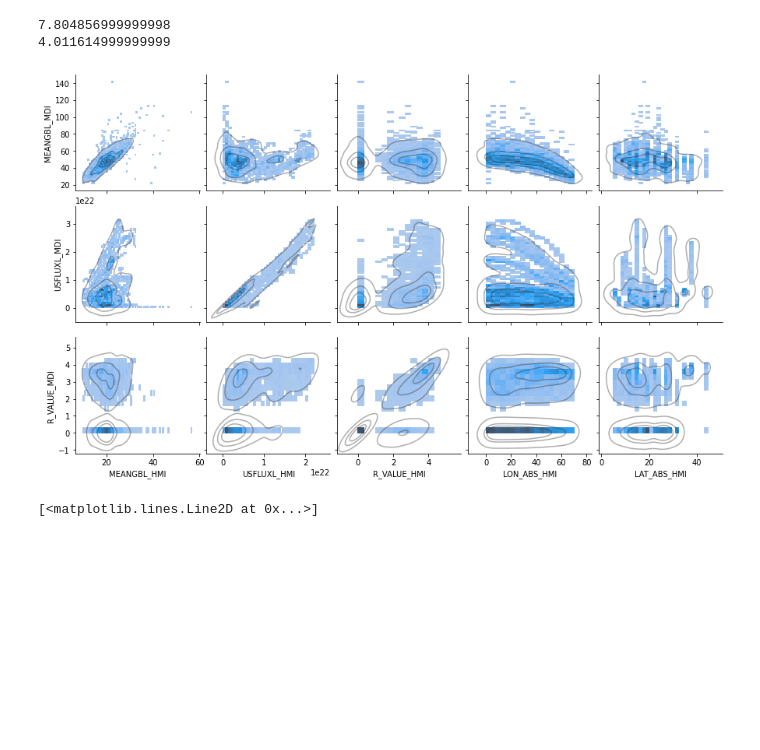
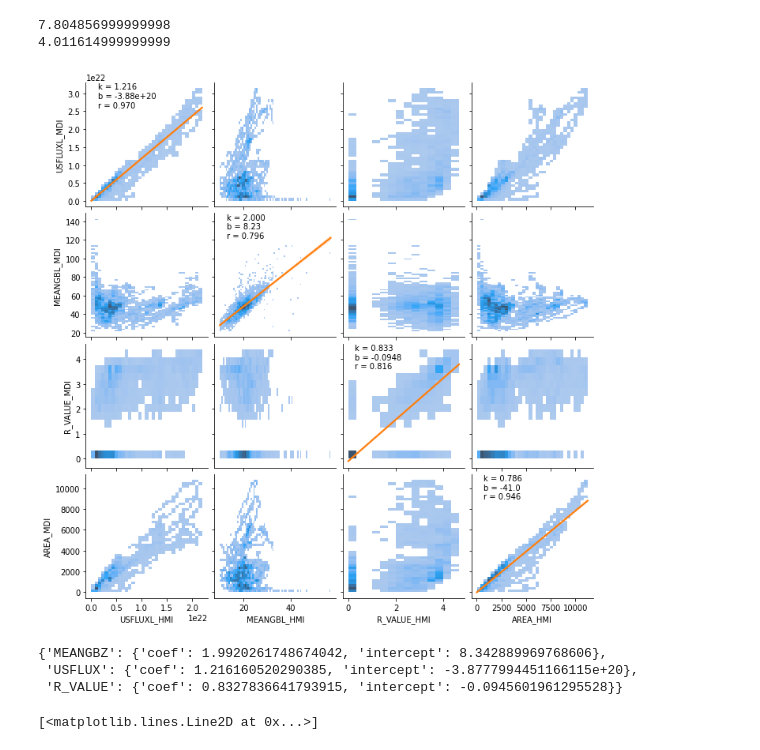
Before and after one commit to ZeyuSun/flare-prediction-smarp, a Jupyter notebook: notebooks/param_transforms.ipynb, the cells around one changed output. Saved outputs shown, nothing was run; the diff lists cells and outputs as text; code cells hidden in the pictures; blank space fills up the shorter version.

Commit message:
First draft: Plots Sec 4.2 and captum Sec 4.3

```diff
--- a/notebooks/param_transforms.ipynb
+++ b/notebooks/param_transforms.ipynb
@@ -29,7 +29,7 @@ The SHARP series have a few keywords that define the beginning and end of a HARP
 hmi_query_string = 'hmi.sharp_cea_720s[]['+t_start+'-'+t_end+'][? (T_FRST1=T_REC) AND (NOAA_ARS <> \'MISSING\') AND (N_PATCH1 > 10) ?]'
 khmi = c.query(hmi_query_string, key='NOAA_ARS,HARPNUM')
 
-mdi_query_string = 'su_mbobra.smarp_cea_96m[]['+t_start+'-'+t_end+'][? (T_MID1=T_REC) AND (NOAA_ARS <> \'MISSING\') AND (N_PATCH1 > 10) ?]'
+mdi_query_string = 'mdi.smarp_cea_96m[]['+t_start+'-'+t_end+'][? (T_MID1=T_REC) AND (NOAA_ARS <> \'MISSING\') AND (N_PATCH1 > 10) ?]'
 kmdi = c.query(mdi_query_string, key='NOAA_ARS,TARPNUM')
 
 # Drop all rows that have a missing NOAA active region number
@@ -218,7 +218,7 @@ from sklearn.linear_model import lasso_path
 from itertools import cycle
 import seaborn as sns
 # %%
-phy_keys = ['USFLUXL', 'MEANGBL', 'R_VALUE']
+phy_keys = ['USFLUXL', 'MEANGBL', 'R_VALUE', 'AREA']
 wcs_keys = ['CRVAL1', 'CRVAL2', 'CRLN_OBS', 'CRLT_OBS']
 
 def get_df(i):
@@ -271,19 +275,48 @@ df['LAT_ABS_MDI'] = df['LAT_MDI'].abs()
 # %%
-targets = ['MEANGBL_MDI', 'USFLUXL_MDI', 'R_VALUE_MDI']
-features = ['MEANGBL_HMI', 'USFLUXL_HMI', 'R_VALUE_HMI', 'LON_ABS_HMI', 'LAT_ABS_HMI']
+targets = ['USFLUXL_MDI', 'MEANGBL_MDI', 'R_VALUE_MDI', 'AREA_MDI']
+features = ['USFLUXL_HMI', 'MEANGBL_HMI', 'R_VALUE_HMI', 'AREA_HMI'] #, 'LON_ABS_HMI', 'LAT_ABS_HMI']
             #'LON_ABS_MDI', 'LAT_ABS_MDI']
 
 # plt.figure(figsize=(12,12))
 g = sns.pairplot(df,
                  x_vars=features,
                  y_vars=targets,
                  kind='hist'
+                 #plot_kws={
+                 #    'line_kws':{'color':'C1'}
+                 #}
 )
-g.map(sns.kdeplot, levels=4, color=".2", alpha=0.4)
-plt.savefig('../outputs/target_vs_feature.png')
+#g.map(sns.kdeplot, levels=4, color=".2", alpha=0.4)
+# g.map(sns.regplot, scatter=False, color='C1')
+for ax in g.figure.axes:
+    xlabel = ax.get_xlabel()
+    ylabel = ax.get_ylabel()
+    if xlabel.split('_')[0] == ylabel.split('_')[0]:
+        r, p = sp.stats.pearsonr(df[xlabel], df[ylabel])
+        lr = LinearRegression().fit(df[xlabel].values.reshape(-1, 1), df[ylabel])
+        k, b = lr.coef_, lr.intercept_
+        ax.text(0.1, 0.8, f'k = {k.item():.3f}\nb = {b:.3}\nr = {r:.3f}',
+                #fontsize=9,
+                transform=ax.transAxes,
+               )
+        sns.regplot(data=df, x=xlabel, y=ylabel,
+                    scatter=False,
+                    color='C1',
+                    ax=ax
+                    )
+plt.savefig('../outputs/target_vs_feature_2.png')
+plt.savefig('../outputs/target_vs_feature_2.pdf')
 plt.show()
 # %% [output]
-[figure, old version]
+[figure, new version]
+# %%
+from arnet.fusion import load_fusion_dataset
+fuse_dict = load_fusion_dataset('../datasets/sharp2smarp.npy')
+fuse_dict
+# %% [output]
+{'MEANGBZ': {'coef': 1.9920261748674042, 'intercept': 8.342889969768606},
+ 'USFLUX': {'coef': 1.216160520290385, 'intercept': -3.8777994451166115e+20},
+ 'R_VALUE': {'coef': 0.8327836641793915, 'intercept': -0.0945601961295528}}
 # %%
 import drms
 
```
Also changed, not shown: parts of 4 cells of this notebook, 12 other files.
